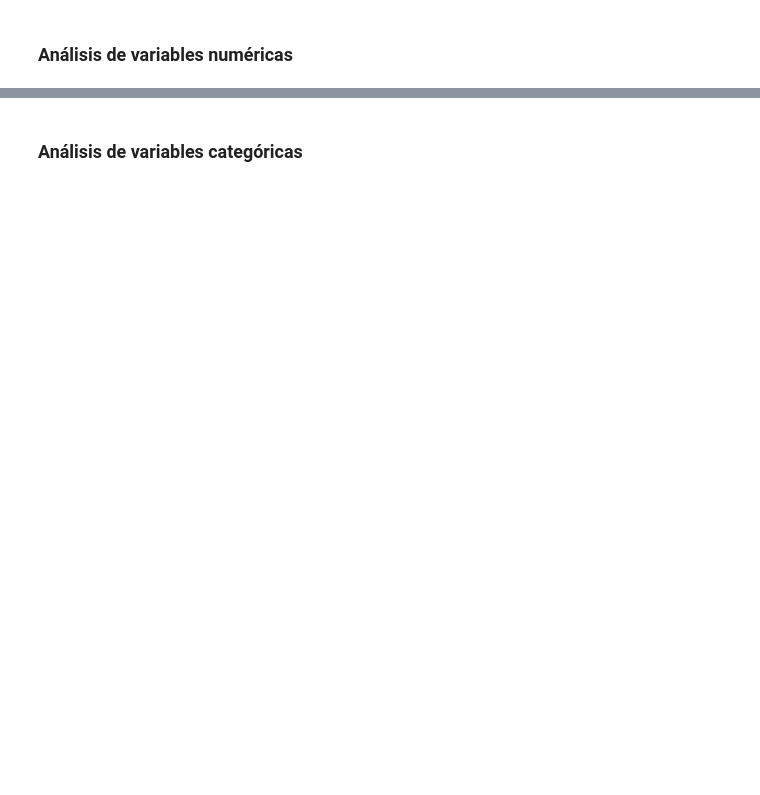
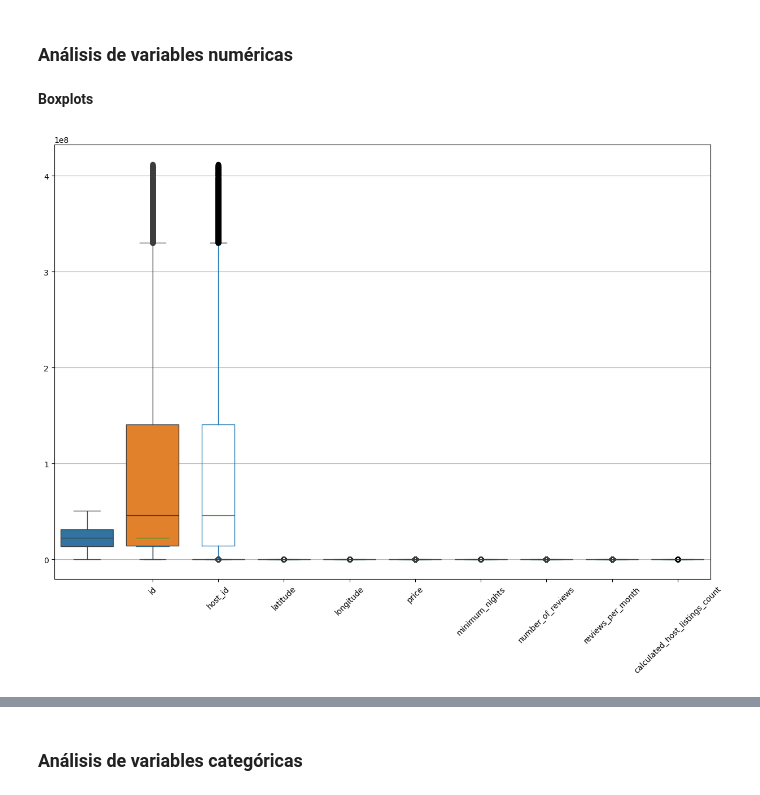
Before and after one commit to Bootcamp-IA-P6/P8_Data_Analysis, a Jupyter notebook: notebooks/01_eda_inicial_v_02.ipynb, the cells around one changed output, grey strips where cells are left out. Drawn from its saved outputs; the diff is of its cells as text; code cells hidden in the pictures; blank space fills up the shorter version.

```diff
--- a/notebooks/01_eda_inicial_v_02.ipynb
+++ b/notebooks/01_eda_inicial_v_02.ipynb
@@ -925,2 +1047,14 @@ sns.countplot(data=df_all, x="room_type", order=df_all['room_type'].value_counts
+# %%
+df_all = df_all[df_all['price'] >= 15]
 # %% [markdown]
 ### Análisis de variables numéricas
+# %% [markdown]
+**Boxplots**
+# %%
+# Esto grafica todas las variables numéricas automáticamente
+df_all.boxplot(figsize=(15, 10))
+sns.boxplot(data=df_all)
+plt.xticks(rotation=45)
+plt.show()
+# %% [output]
+[figure, added]
```
Also changed, not shown: parts of 79 cells of this notebook, 6 other files.
